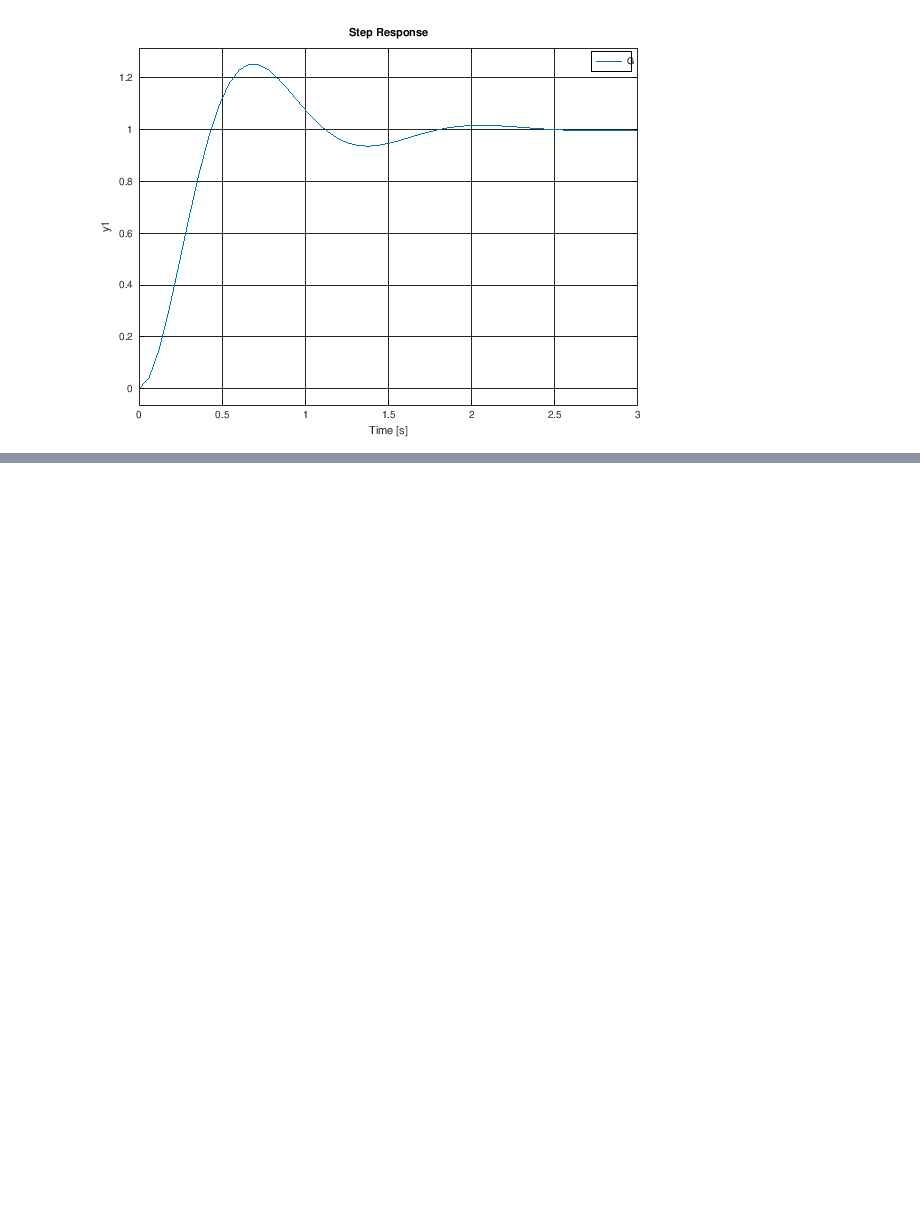
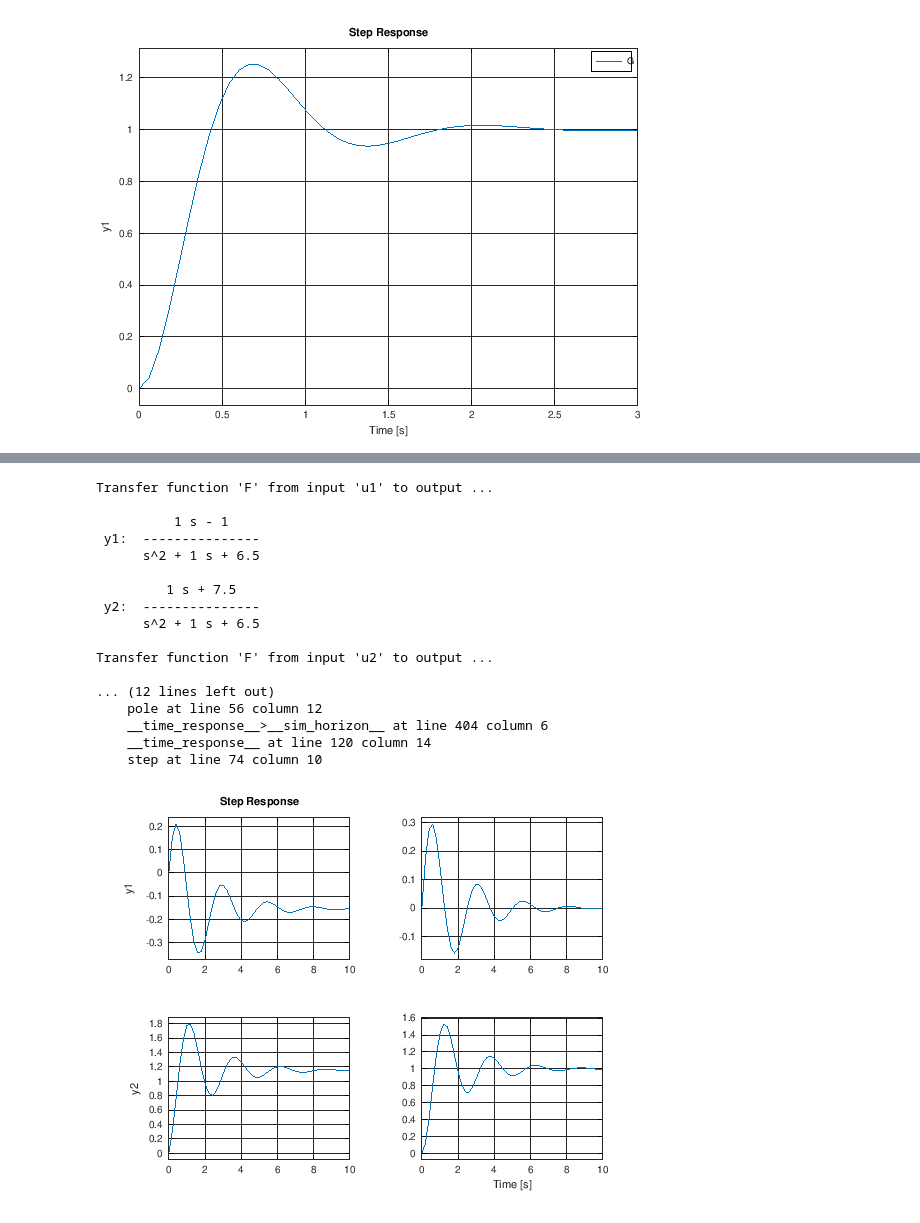
Before and after one commit to brandaogbs/2ele154, a Jupyter notebook: lista5/lista5.ipynb, the cells around one changed output, grey strips where cells are left out. Saved outputs shown, nothing was run; the diff lists cells and outputs as text; code cells hidden in the pictures; blank space fills up the shorter version.

```diff
--- a/lista5/lista5.ipynb
+++ b/lista5/lista5.ipynb
@@ -38,0 +49,31 @@ ans =
+# %%
+% Matrizes de Estado
+A = [-1 -1;6.5 0];
+B = [1 1; 1 0];
+C = [1 0; 0 1];
+D = 0;
+
+% Função de Transferência do Sistema
+F = tf(ss(A, B, C, D))
+
+% Resposta ao Degrau
+step(F)
+# %% [output]
+Transfer function 'F' from input 'u1' to output ...
+
+          1 s - 1
+ y1:  ---------------
+      s^2 + 1 s + 6.5
+
+         1 s + 7.5
+ y2:  ---------------
+      s^2 + 1 s + 6.5
+
+Transfer function 'F' from input 'u2' to output ...
+
+... (12 lines left out)
+    pole at line 56 column 12
+    __time_response__>__sim_horizon__ at line 404 column 6
+    __time_response__ at line 120 column 14
+    step at line 74 column 10
+[figure, added]
```
Also changed, not shown: parts of 20 cells of this notebook, 1 other file.
